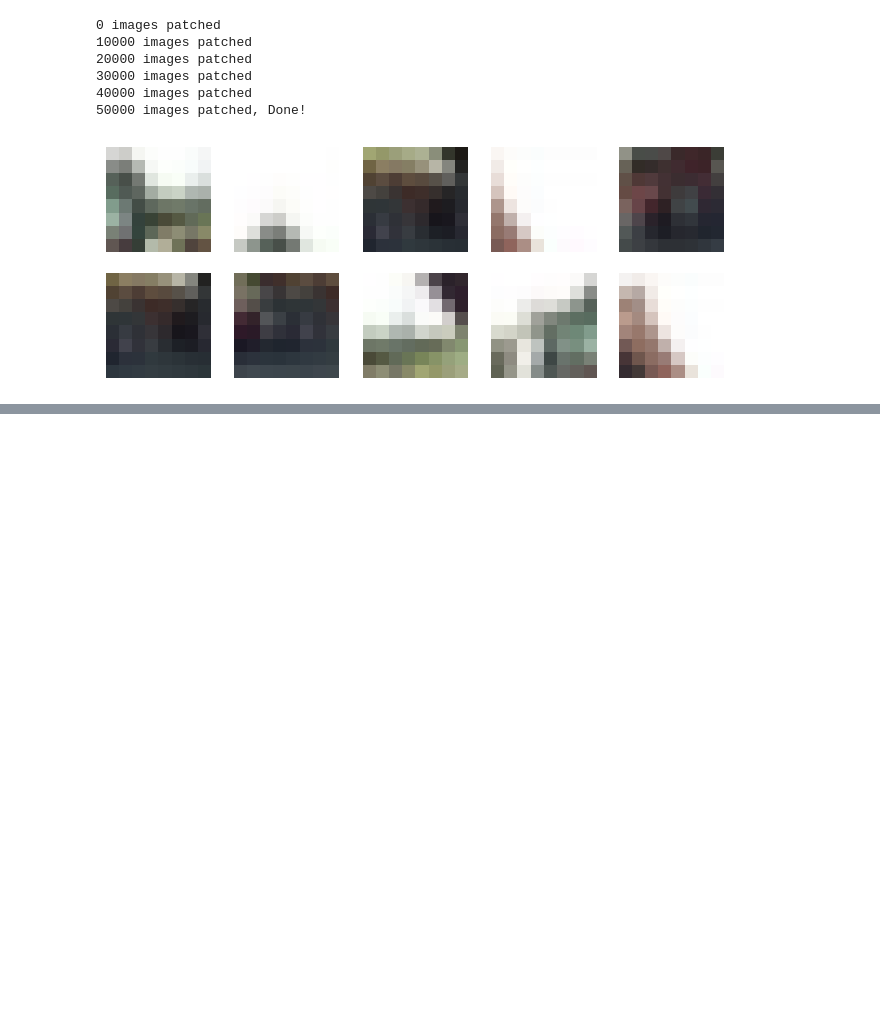
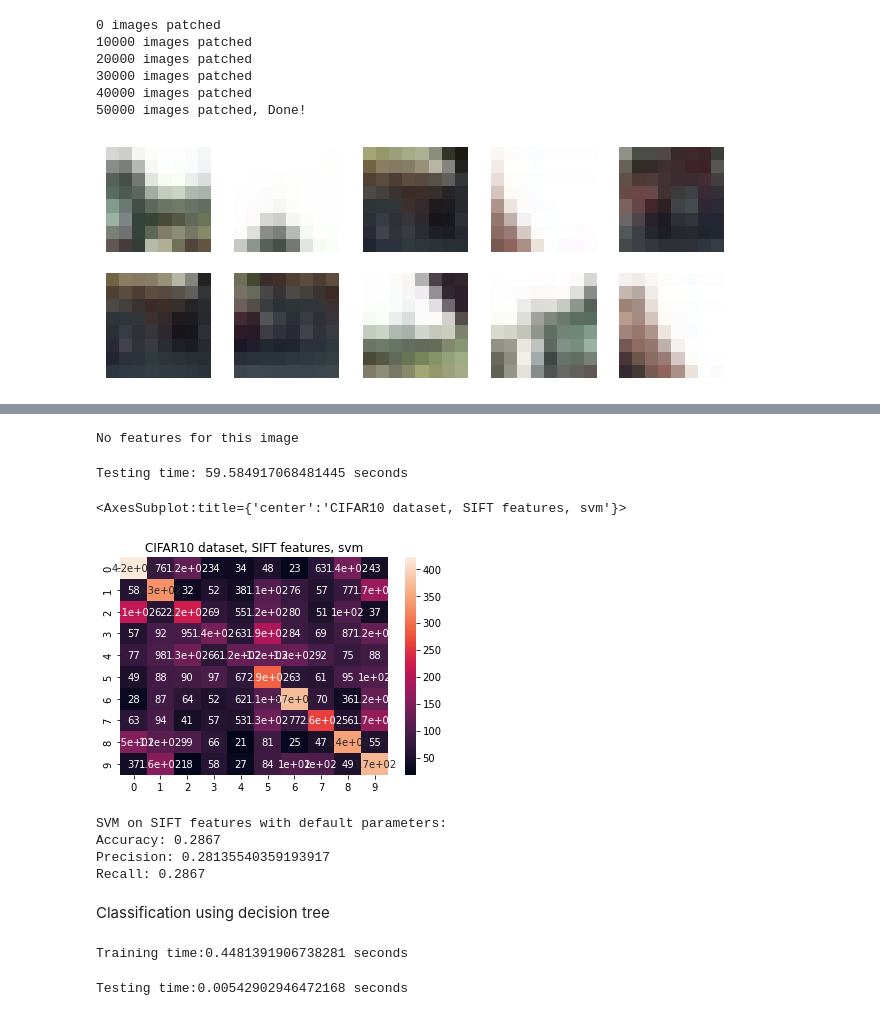
Before and after one commit to Cavalex/ML_Ex1, a Jupyter notebook: ex3/FeatureRepresentationAndExtraction-CIFAR10.ipynb, the cells around one changed output, grey strips where cells are left out. Saved outputs shown, nothing was run; the diff lists cells and outputs as text; code cells hidden in the pictures; blank space fills up the shorter version.

```diff
--- a/ex3/FeatureRepresentationAndExtraction-CIFAR10.ipynb
+++ b/ex3/FeatureRepresentationAndExtraction-CIFAR10.ipynb
@@ -167,0 +289,69 @@ cv2.destroyAllWindows()
+# %%
+test_kmeans = kmeans.predict(test_features)
+# %%
+
+#create bag of words from test images
+n_test_images = len(sift_array_test)
+test_vocab = np.array([np.zeros(n_clusters) for i in range(n_test_images)])
+old_count = 0
+for i in range(n_test_images):
+    if sift_array_test[i][2] is not None:
+        l = len(sift_array_test[i][2]) #descriptor array of image i
+        for j in range(l):
+            idx = test_kmeans[old_count+j]
+            test_vocab[i][idx] += 1
+        old_count += l
+    else:
+        print('No features for this image') #no features were found so the vocabulary for this image will be empty
+
+#scale using the scaler fit on training data
+test_vocab = scale.transform(test_vocab)
+# %% [output]
+No features for this image
+# %%
+start = tf.timestamp()
+y_pred = svm.predict(test_vocab)
+print('Testing time: '+ str(tf.get_static_value(tf.timestamp()-start))+ ' seconds')
+# %% [output]
+Testing time: 59.584917068481445 seconds
+# %%
+from sklearn.metrics import confusion_matrix
+import seaborn as sns
+
+
+confusionmatrix = confusion_matrix(test_labels, y_pred)
+plt.title('CIFAR10 dataset, SIFT features, svm')
+plt.xlabel('Predicted class')
+plt.ylabel('True class')
+sns.heatmap(confusionmatrix,annot=True)
+# %% [output]
+<AxesSubplot:title={'center':'CIFAR10 dataset, SIFT features, svm'}>
+[figure, added]
+# %%
+from sklearn.metrics import accuracy_score, precision_score, recall_score
+print('SVM on SIFT features with default parameters:')
+print('Accuracy: ' + str(accuracy_score(test_labels,y_pred)))
+print('Precision: ' + str(precision_score(test_labels,y_pred,average='macro')))
+print('Recall: ' + str(recall_score(test_labels,y_pred,average='macro')))
+# %% [output]
+SVM on SIFT features with default parameters:
+Accuracy: 0.2867
+Precision: 0.28135540359193917
+Recall: 0.2867
+# %% [markdown]
+Classification using decision tree
+# %%
+from sklearn.tree import DecisionTreeClassifier
+
+dt = DecisionTreeClassifier()
+start = tf.timestamp()
+dt.fit(histogram, train_image_labels)
+print('Training time:' +str(tf.get_static_value(tf.timestamp()-start))+ ' seconds')
+# %% [output]
+Training time:0.4481391906738281 seconds
+# %%
+start = tf.timestamp()
+y_pred_bov_dt = dt.predict(test_vocab)
+print('Testing time:' +str(tf.get_static_value(tf.timestamp()-start))+ ' seconds')
+# %% [output]
+Testing time:0.00542902946472168 seconds
```
Also changed, not shown: parts of 29 cells of this notebook, 1 other file.
